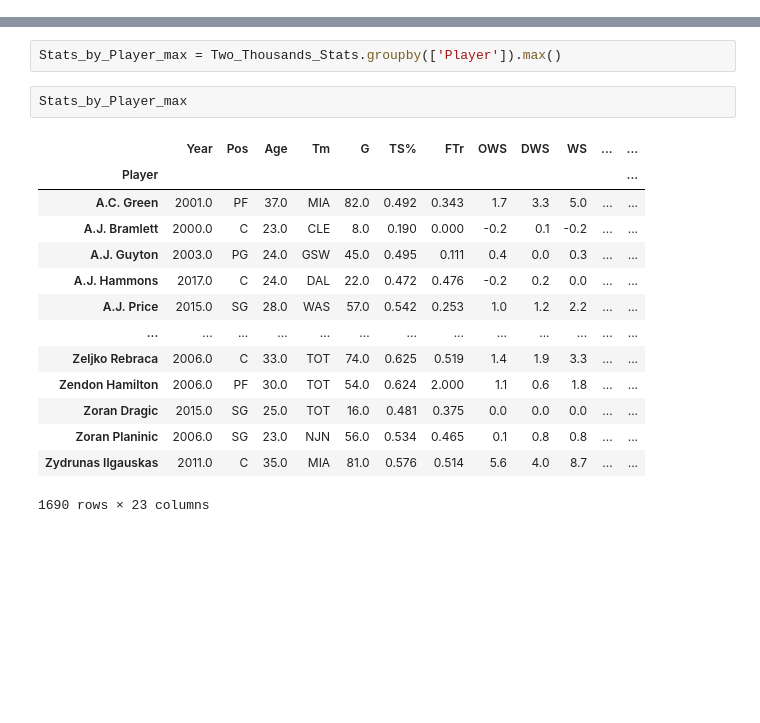
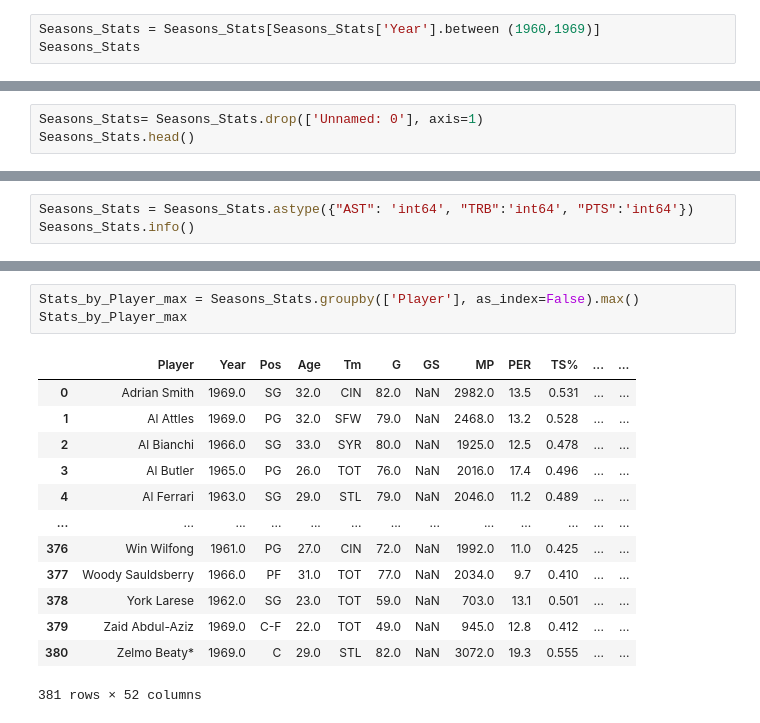
Before and after one commit to AliBailoun234/Final_project, a Jupyter notebook: Analysis.ipynb, the cells around one changed output, grey strips where cells are left out. Drawn from its saved outputs; the diff is of its cells as text; blank space fills up the shorter version.

```diff
--- a/Analysis.ipynb
+++ b/Analysis.ipynb
@@ -84,0 +38,3 @@ Stats_by_Player_avg = Two_Thousands_Stats.groupby(['Player']).mean()
+# %%
+Seasons_Stats = Seasons_Stats[Seasons_Stats['Year'].between (1960,1969)]
+Seasons_Stats
@@ -84,0 +75,3 @@ Stats_by_Player_avg = Two_Thousands_Stats.groupby(['Player']).mean()
+# %%
+Seasons_Stats= Seasons_Stats.drop(['Unnamed: 0'], axis=1)
+Seasons_Stats.head()
@@ -84,0 +86,3 @@ Stats_by_Player_avg = Two_Thousands_Stats.groupby(['Player']).mean()
+# %%
+Seasons_Stats = Seasons_Stats.astype({"AST": 'int64', "TRB":'int64', "PTS":'int64'})
+Seasons_Stats.info()
@@ -85,19 +117,17 @@ Stats_by_Player_avg = Two_Thousands_Stats.groupby(['Player']).mean()
 # %%
-Stats_by_Player_max = Two_Thousands_Stats.groupby(['Player']).max()
+Stats_by_Player_max = Seasons_Stats.groupby(['Player'], as_index=False).max()
+Stats_by_Player_max
+# %% [output]
+|  | Player | Year | Pos | Age | Tm | G | GS | MP | PER | TS% | ... | ... |
+| 0 | Adrian Smith | 1969.0 | SG | 32.0 | CIN | 82.0 | NaN | 2982.0 | 13.5 | 0.531 | ... | ... |
+| 1 | Al Attles | 1969.0 | PG | 32.0 | SFW | 79.0 | NaN | 2468.0 | 13.2 | 0.528 | ... | ... |
+| 2 | Al Bianchi | 1966.0 | SG | 33.0 | SYR | 80.0 | NaN | 1925.0 | 12.5 | 0.478 | ... | ... |
+| 3 | Al Butler | 1965.0 | PG | 26.0 | TOT | 76.0 | NaN | 2016.0 | 17.4 | 0.496 | ... | ... |
+| 4 | Al Ferrari | 1963.0 | SG | 29.0 | STL | 79.0 | NaN | 2046.0 | 11.2 | 0.489 | ... | ... |
+| ... | ... | ... | ... | ... | ... | ... | ... | ... | ... | ... | ... | ... |
+| 376 | Win Wilfong | 1961.0 | PG | 27.0 | CIN | 72.0 | NaN | 1992.0 | 11.0 | 0.425 | ... | ... |
+| 377 | Woody Sauldsberry | 1966.0 | PF | 31.0 | TOT | 77.0 | NaN | 2034.0 | 9.7 | 0.410 | ... | ... |
+| 378 | York Larese | 1962.0 | SG | 23.0 | TOT | 59.0 | NaN | 703.0 | 13.1 | 0.501 | ... | ... |
+| 379 | Zaid Abdul-Aziz | 1969.0 | C-F | 22.0 | TOT | 49.0 | NaN | 945.0 | 12.8 | 0.412 | ... | ... |
+| 380 | Zelmo Beaty* | 1969.0 | C | 29.0 | STL | 82.0 | NaN | 3072.0 | 19.3 | 0.555 | ... | ... |
+381 rows × 52 columns
-# %%
-Stats_by_Player_max
-# %% [output]
-|  | Year | Pos | Age | Tm | G | TS% | FTr | OWS | DWS | WS | ... | ... |
-| Player |  |  |  |  |  |  |  |  |  |  |  | ... |
-| A.C. Green | 2001.0 | PF | 37.0 | MIA | 82.0 | 0.492 | 0.343 | 1.7 | 3.3 | 5.0 | ... | ... |
-| A.J. Bramlett | 2000.0 | C | 23.0 | CLE | 8.0 | 0.190 | 0.000 | -0.2 | 0.1 | -0.2 | ... | ... |
-| A.J. Guyton | 2003.0 | PG | 24.0 | GSW | 45.0 | 0.495 | 0.111 | 0.4 | 0.0 | 0.3 | ... | ... |
-| A.J. Hammons | 2017.0 | C | 24.0 | DAL | 22.0 | 0.472 | 0.476 | -0.2 | 0.2 | 0.0 | ... | ... |
-| A.J. Price | 2015.0 | SG | 28.0 | WAS | 57.0 | 0.542 | 0.253 | 1.0 | 1.2 | 2.2 | ... | ... |
-| ... | ... | ... | ... | ... | ... | ... | ... | ... | ... | ... | ... | ... |
-| Zeljko Rebraca | 2006.0 | C | 33.0 | TOT | 74.0 | 0.625 | 0.519 | 1.4 | 1.9 | 3.3 | ... | ... |
-| Zendon Hamilton | 2006.0 | PF | 30.0 | TOT | 54.0 | 0.624 | 2.000 | 1.1 | 0.6 | 1.8 | ... | ... |
-| Zoran Dragic | 2015.0 | SG | 25.0 | TOT | 16.0 | 0.481 | 0.375 | 0.0 | 0.0 | 0.0 | ... | ... |
-| Zoran Planinic | 2006.0 | SG | 23.0 | NJN | 56.0 | 0.534 | 0.465 | 0.1 | 0.8 | 0.8 | ... | ... |
-| Zydrunas Ilgauskas | 2011.0 | C | 35.0 | MIA | 81.0 | 0.576 | 0.514 | 5.6 | 4.0 | 8.7 | ... | ... |
-1690 rows × 23 columns
```
Also changed, not shown: parts of 18 cells of this notebook.
